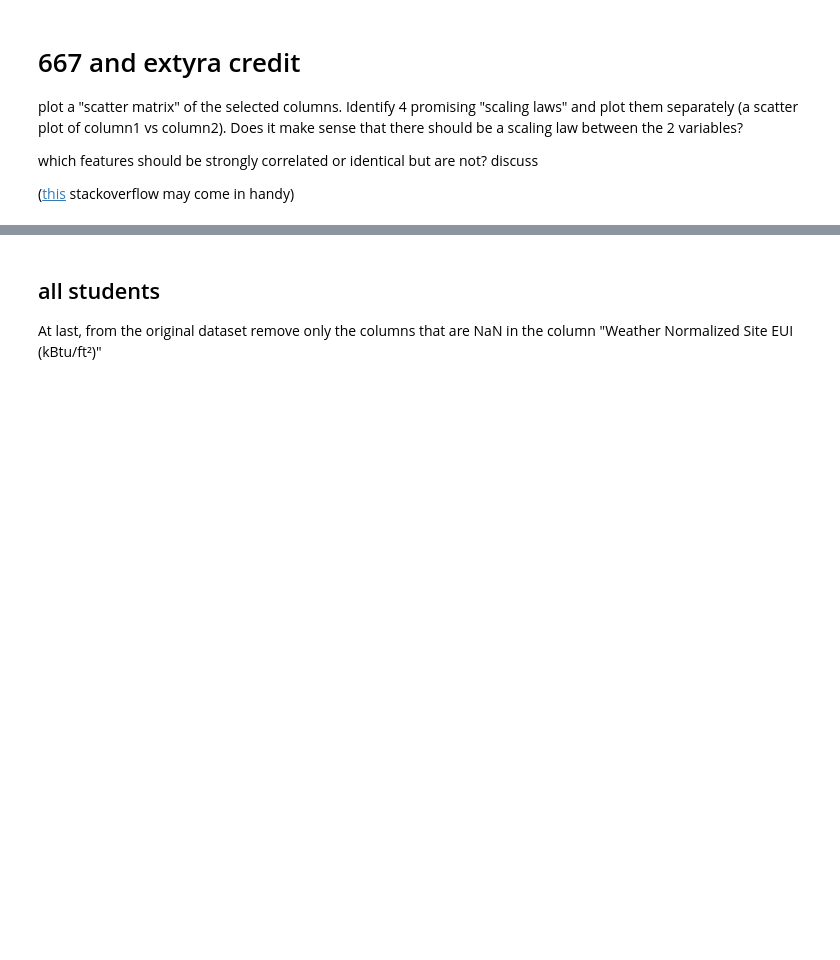
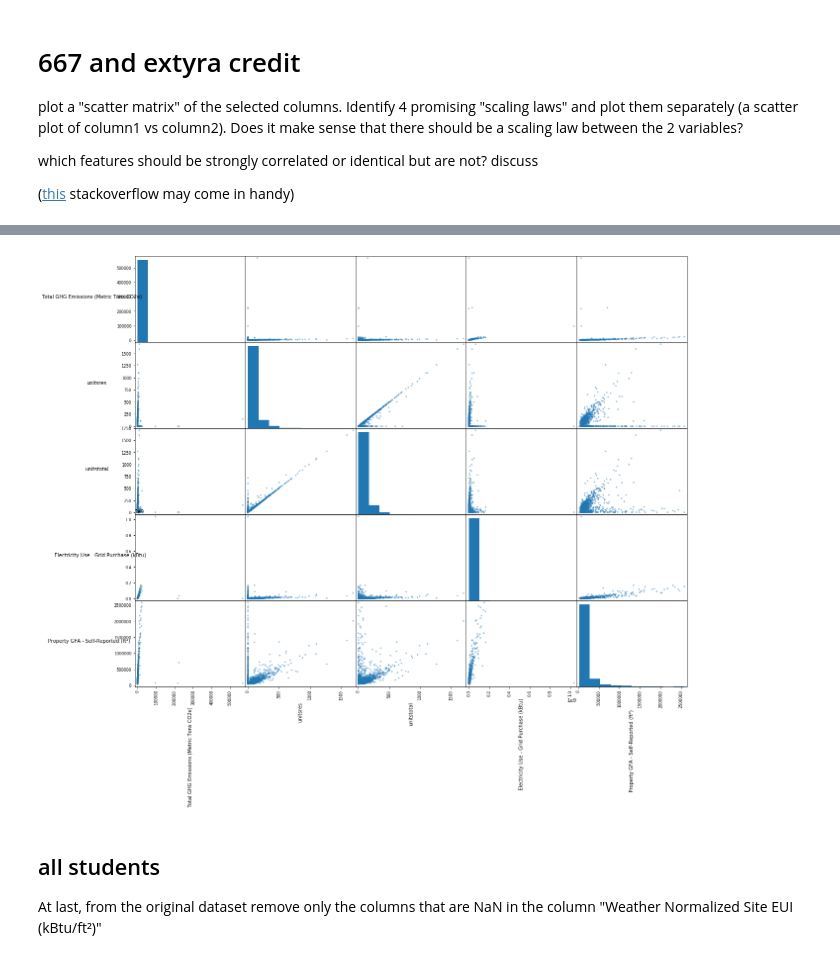
Before and after one commit to narayan-paudel/DSPS_EPAUDEL, a Jupyter notebook: HW5_ePaudel/BuildingsEnergyOwners.ipynb, the cells around one changed output, grey strips where cells are left out. Drawn from its saved outputs; the diff is of its cells as text; code cells hidden in the pictures; blank space fills up the shorter version.

```diff
--- a/HW5_ePaudel/BuildingsEnergyOwners.ipynb
+++ b/HW5_ePaudel/BuildingsEnergyOwners.ipynb
@@ -329,3 +365,20 @@ which features should be strongly correlated or identical but are not? discuss
+# %%
+cols = ['Total GHG Emissions (Metric Tons CO2e)','unitsres', 'unitstotal', 'Electricity Use - Grid Purchase (kBtu)',
+               'Property GFA - Self-Reported (ft²)']
+axs = pd.plotting.scatter_matrix(final_df[cols], figsize=(20, 16))
+n = len(cols)
+for x in range(n):
+    for y in range(n):
+        # to get the axis of subplots
+        ax = axs[x, y]
+        # to make x axis name vertical
+        ax.xaxis.label.set_rotation(90)
+        # to make y axis name horizontal
+        ax.yaxis.label.set_rotation(0)
+        # to make sure y axis names are outside the plot area
+        ax.yaxis.labelpad = 50
+# %% [output]
+[figure, added]
 # %% [markdown]
 ## all students
 At last, from the original dataset remove only the columns that are NaN in the column "Weather Normalized Site EUI (kBtu/ft²)"
```
Also changed, not shown: parts of 14 cells of this notebook.
